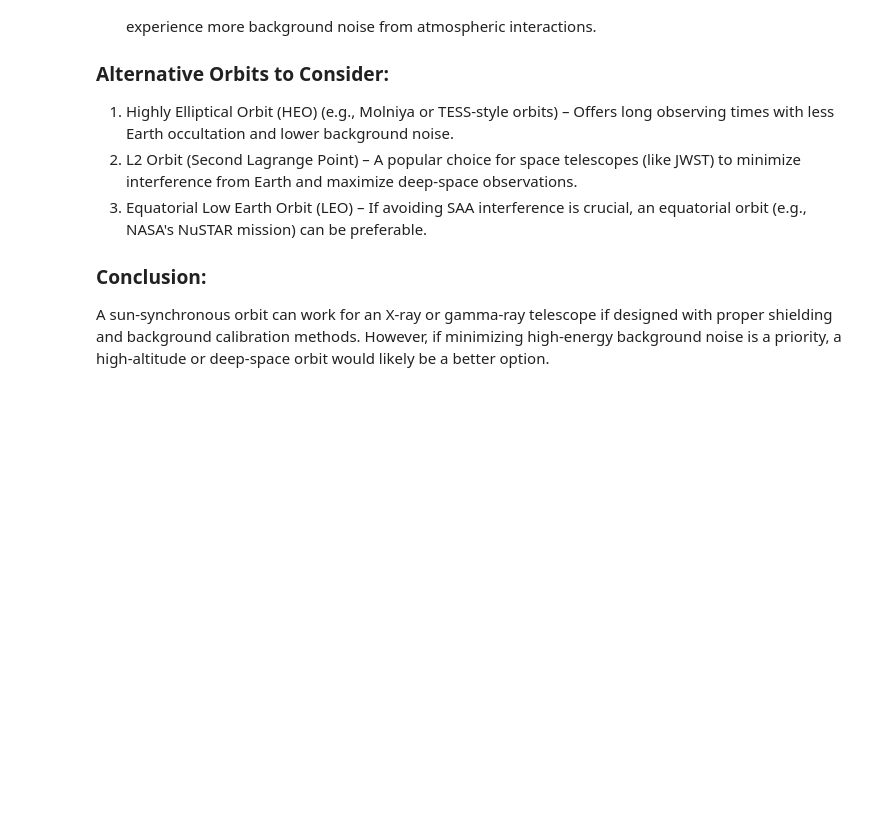
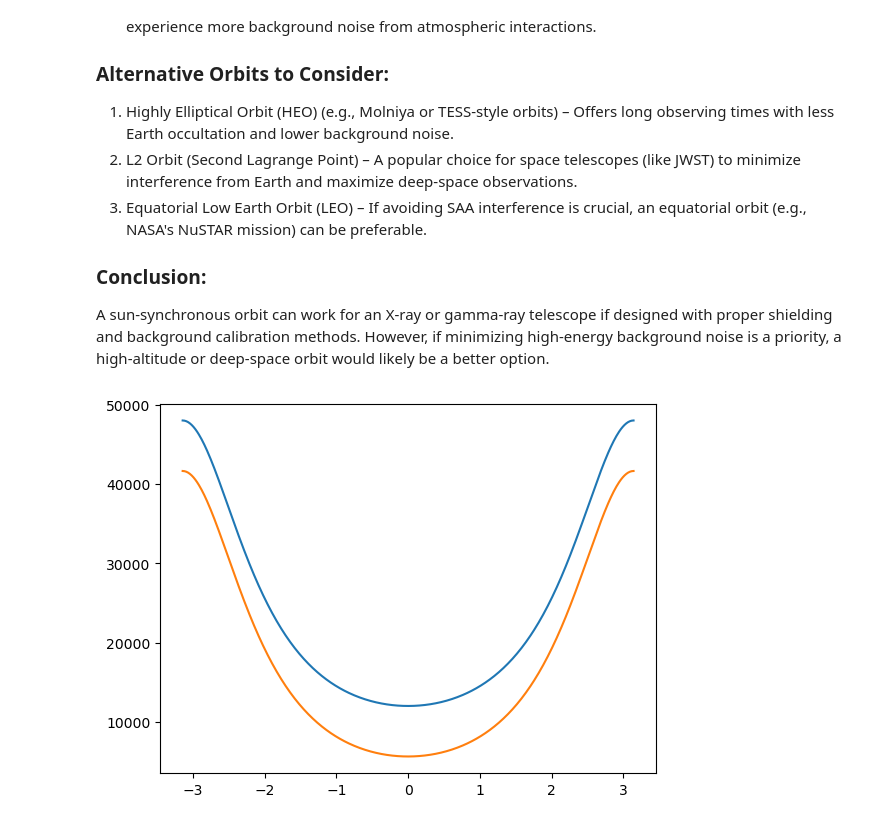
Before and after one commit to CAPIBARA3/capigx-data-analysis, a Jupyter notebook: sky_coverage/celestial_projections.ipynb, the cells around one changed output. Saved outputs shown, nothing was run; the diff lists cells and outputs as text; code cells hidden in the pictures; blank space fills up the shorter version.

```diff
--- a/sky_coverage/celestial_projections.ipynb
+++ b/sky_coverage/celestial_projections.ipynb
@@ -137,3 +130,14 @@ plt.show()
 
 ### Conclusion:
 A sun-synchronous orbit can work for an X-ray or gamma-ray telescope if designed with proper shielding and background calibration methods. However, if minimizing high-energy background noise is a priority, a high-altitude or deep-space orbit would likely be a better option.
+# %%
+a = 30000
+e = 0.6
+theta = np.linspace(-np.pi, np.pi, 500)
+r = a * (1 - e**2) / (1 + e * np.cos(theta))
+plt.figure()
+plt.plot(theta, r)
+plt.plot(theta, r-6370)
+plt.show()
+# %% [output]
+[figure, added]
```
Also changed, not shown: parts of 9 cells of this notebook, 15 other files.
